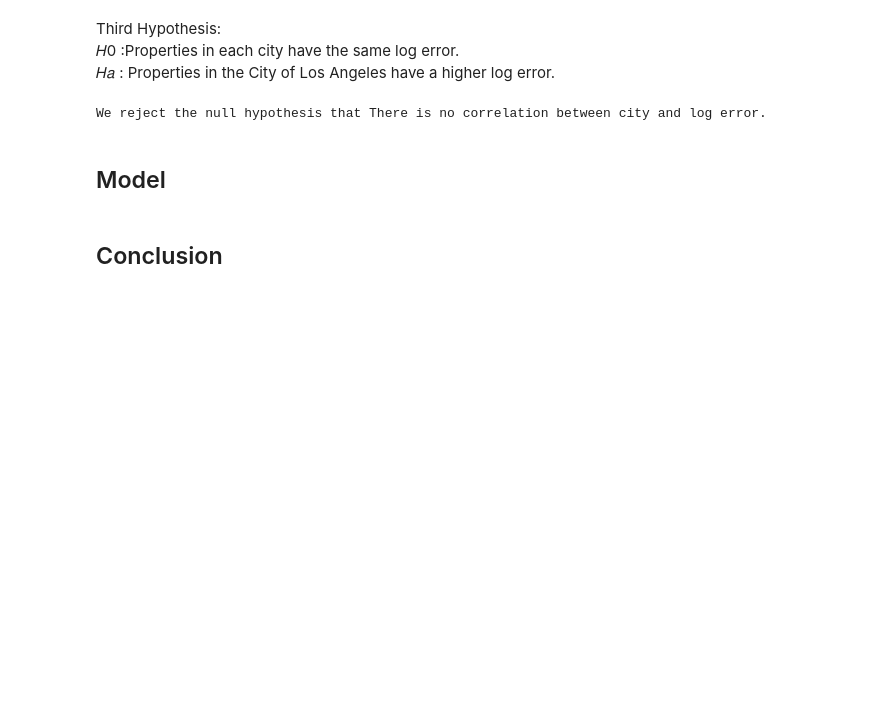
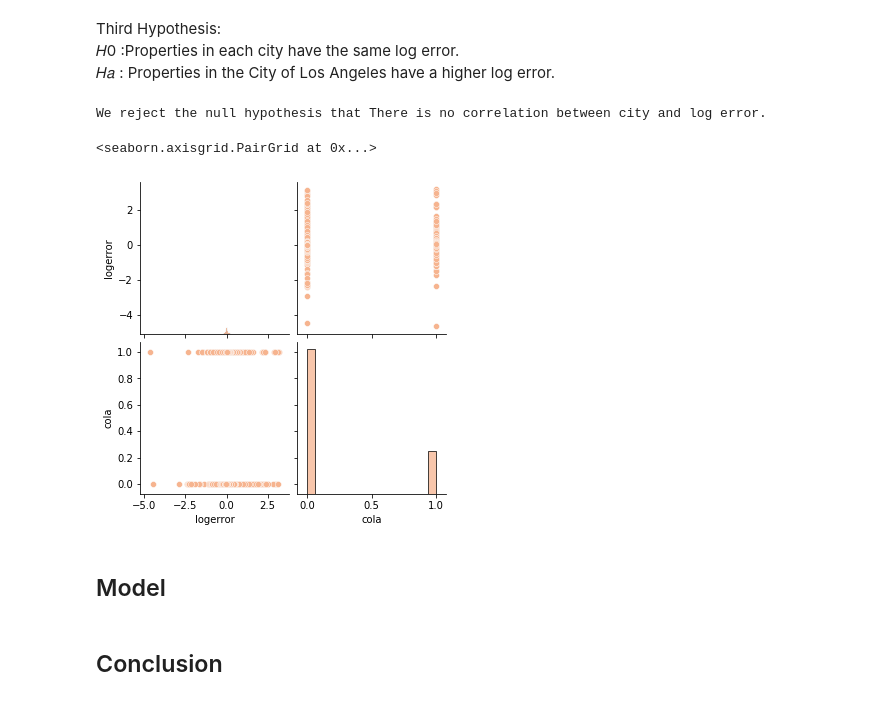
Before and after one commit to B-G-Clustering/zillow-clustering-project, a Jupyter notebook: workbook.ipynb, the cells around one changed output. Drawn from its saved outputs; the diff is of its cells as text; code cells hidden in the pictures; blank space fills up the shorter version.

```diff
--- a/workbook.ipynb
+++ b/workbook.ipynb
@@ -191,6 +198,12 @@ else:
     print("We reject the null hypothesis that", null_hypothesis)
 # %% [output]
 We reject the null hypothesis that There is no correlation between city and log error.
+# %%
+sns.set_palette("rocket_r")
+sns.pairplot(train[['logerror', 'cola']])
+# %% [output]
+<seaborn.axisgrid.PairGrid at 0x...>
+[figure, added]
 # %% [markdown]
 ## Model
 # %% [markdown]
```
Also changed, not shown: parts of 3 cells of this notebook.
